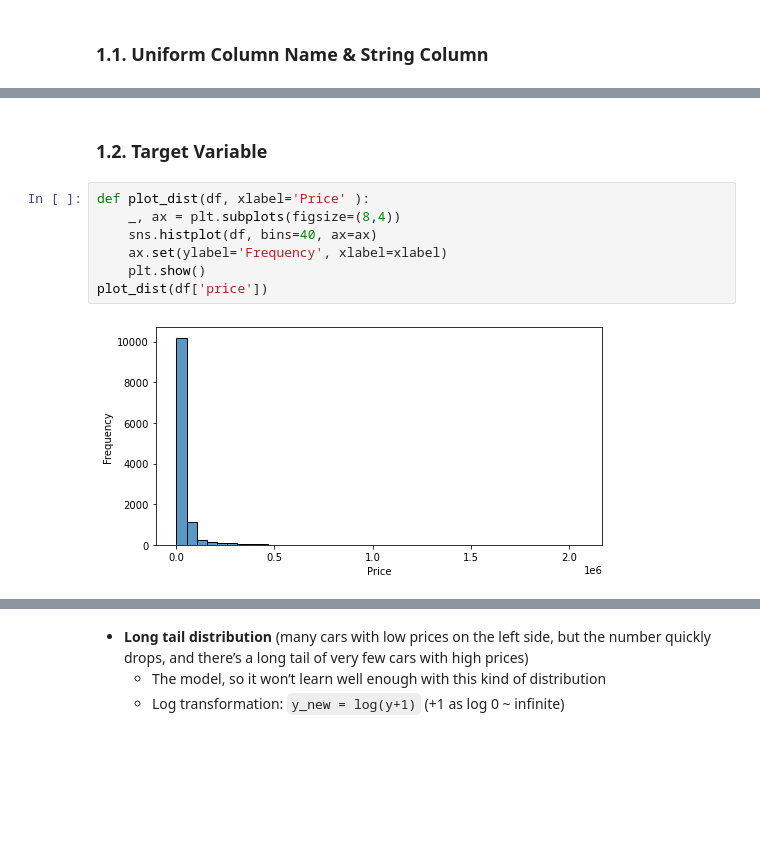
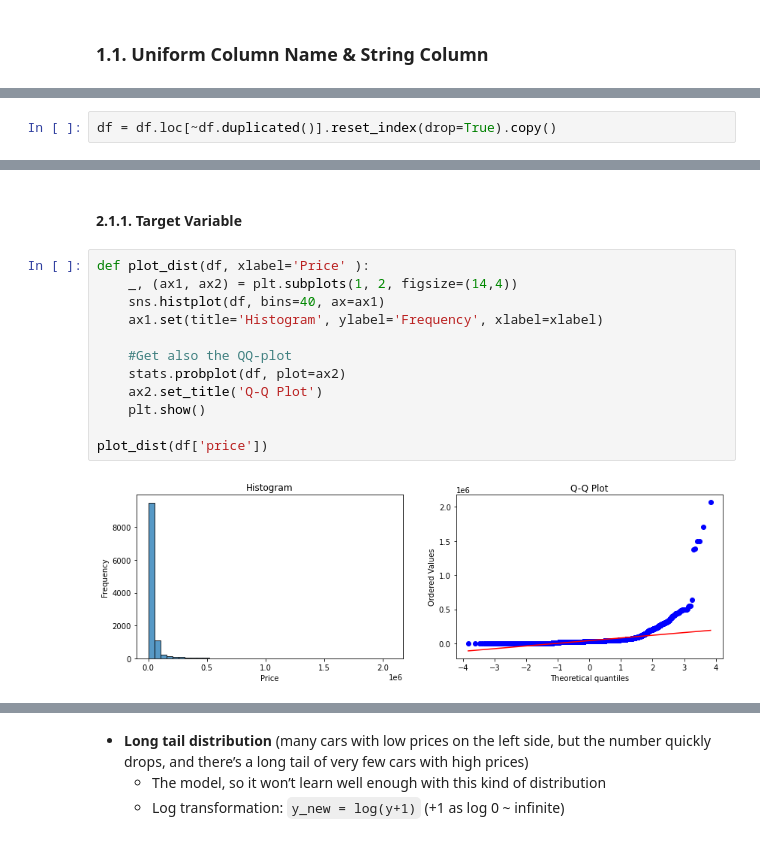
Before and after one commit to CodexploreRepo/machine-learning-101, a Jupyter notebook: project_notebooks/regression/car_price.ipynb, the cells around one changed output, grey strips where cells are left out. Cells and saved outputs as stored; diff of their text form; blank space fills up the shorter version.

```diff
--- a/project_notebooks/regression/car_price.ipynb
+++ b/project_notebooks/regression/car_price.ipynb
@@ -48,0 +139,2 @@ df = df.rename(columns={'msrp': 'price'})
+# %%
+df = df.loc[~df.duplicated()].reset_index(drop=True).copy()
@@ -49,14 +156,19 @@ df = df.rename(columns={'msrp': 'price'})
 # %% [markdown]
-### 1.2. Target Variable
+#### 2.1.1. Target Variable
 # %%
 def plot_dist(df, xlabel='Price' ):
-    _, ax = plt.subplots(figsize=(8,4))
-    sns.histplot(df, bins=40, ax=ax)
-    ax.set(ylabel='Frequency', xlabel=xlabel)
+    _, (ax1, ax2) = plt.subplots(1, 2, figsize=(14,4))
+    sns.histplot(df, bins=40, ax=ax1)
+    ax1.set(title='Histogram', ylabel='Frequency', xlabel=xlabel)
+
+    #Get also the QQ-plot
+    stats.probplot(df, plot=ax2)
+    ax2.set_title('Q-Q Plot')
     plt.show()
+
 plot_dist(df['price'])
 # %% [output]
-[figure, old version]
+[figure, new version]
 # %%
 print(f"Skewness: {df['price'].skew()}")
 print(f"Kurtosis: {df['price'].kurt()}")
```
Also changed, not shown: parts of 37 cells of this notebook.
